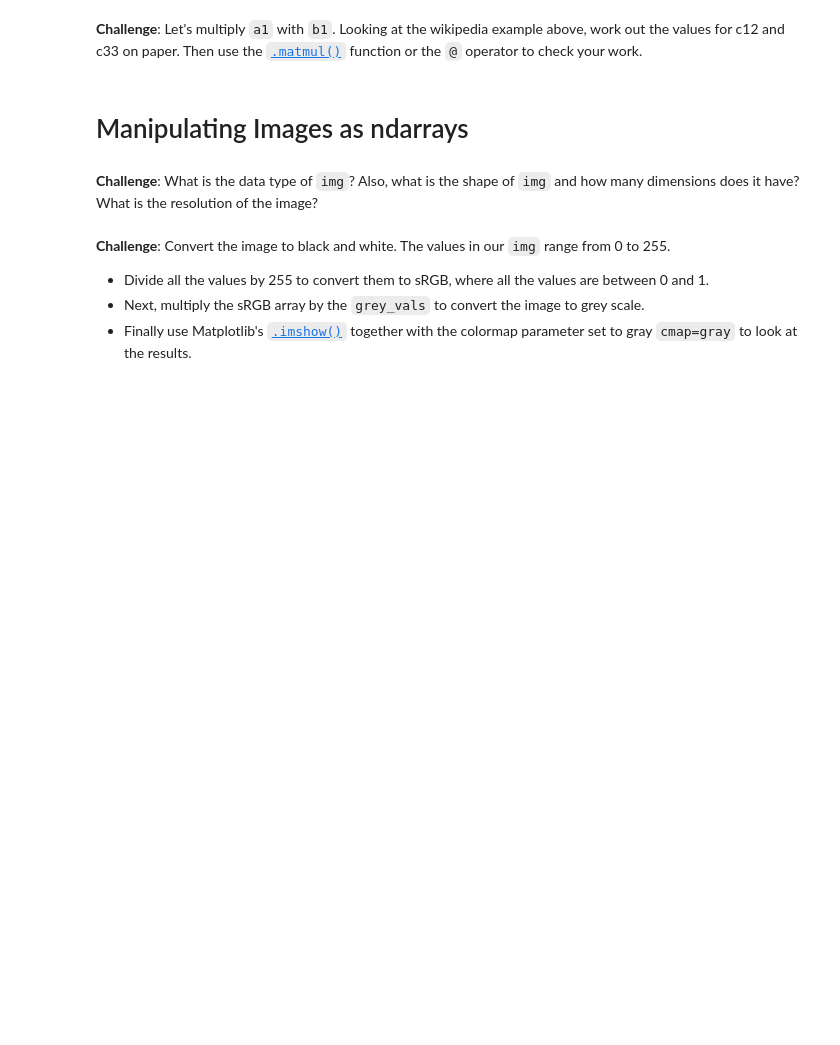
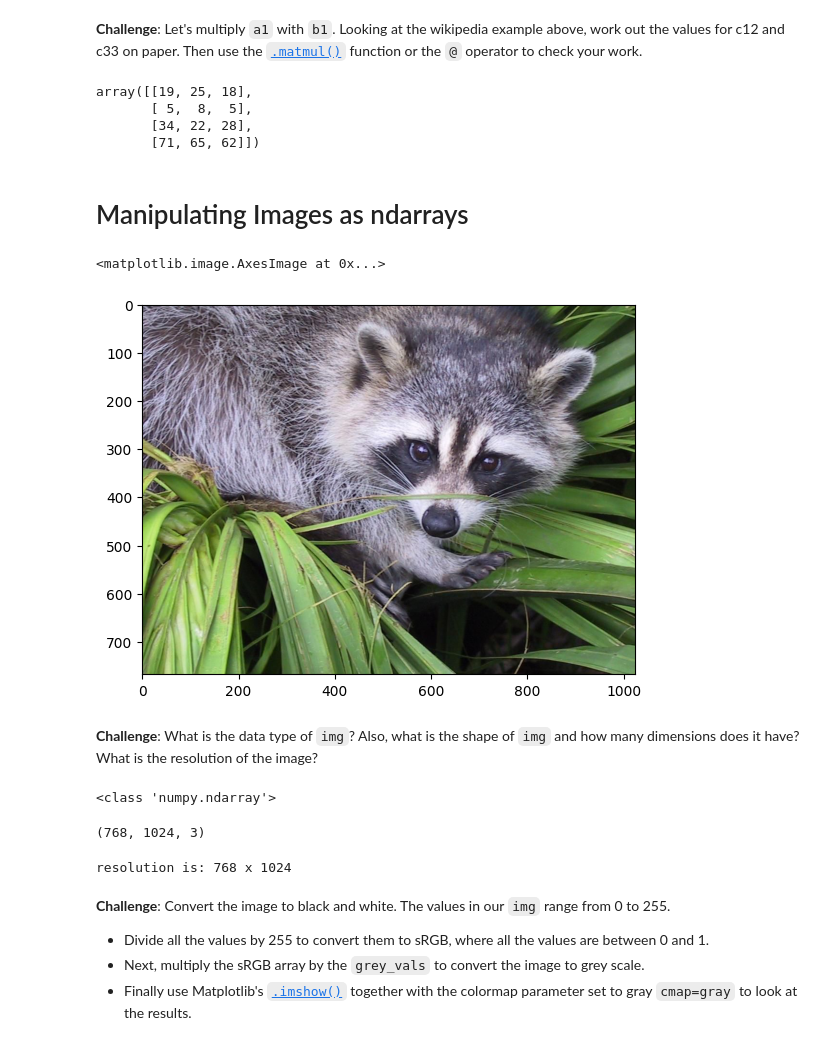
Before and after one commit to J-Bills/day_77, a Jupyter notebook: Computation with NumPy (start)/Computation_with_NumPy_and_N_Dimensional_Arrays_(start).ipynb, the cells around one changed output. Cells and saved outputs as stored; diff of their text form; code cells hidden in the pictures; blank space fills up the shorter version.

Commit message:
altering images using their matrix values in numpy and plotting them

```diff
--- a/Computation with NumPy (start)/Computation_with_NumPy_and_N_Dimensional_Arrays_(start).ipynb
+++ b/Computation with NumPy (start)/Computation_with_NumPy_and_N_Dimensional_Arrays_(start).ipynb
@@ -255,10 +255,37 @@ print('Dimensions of result: (4x2)*(2x3)=(4x3)')
 Dimensions of result: (4x2)*(2x3)=(4x3)
 # %% [markdown]
 **Challenge**: Let's multiply `a1` with `b1`. Looking at the wikipedia example above, work out the values for c12 and c33 on paper. Then use the [`.matmul()`](https://numpy.org/doc/stable/reference/generated/numpy.matmul.html) function or the `@` operator to check your work.
+# %%
+c = np.matmul(a1,b1)
+c
+# %% [output]
+array([[19, 25, 18],
+       [ 5,  8,  5],
+       [34, 22, 28],
+       [71, 65, 62]])
 # %% [markdown]
 # Manipulating Images as ndarrays
+# %%
+img = misc.face()
+# %%
+plt.imshow(img)
+# %% [output]
+<matplotlib.image.AxesImage at 0x...>
+[figure, added]
 # %% [markdown]
 **Challenge**: What is the data type of `img`? Also, what is the shape of `img` and how many dimensions does it have? What is the resolution of the image?
+# %%
+print(type(img))
+# %% [output]
+<class 'numpy.ndarray'>
+# %%
+print(img.shape)
+# %% [output]
+(768, 1024, 3)
+# %%
+print(f'resolution is: {img.shape[0]} x {img.shape[1]}')
+# %% [output]
+resolution is: 768 x 1024
 # %% [markdown]
 **Challenge**: Convert the image to black and white. The values in our `img` range from 0 to 255.
 * Divide all the values by 255 to convert them to sRGB, where all the values are between 0 and 1.
```
Also changed, not shown: parts of 8 cells of this notebook.
